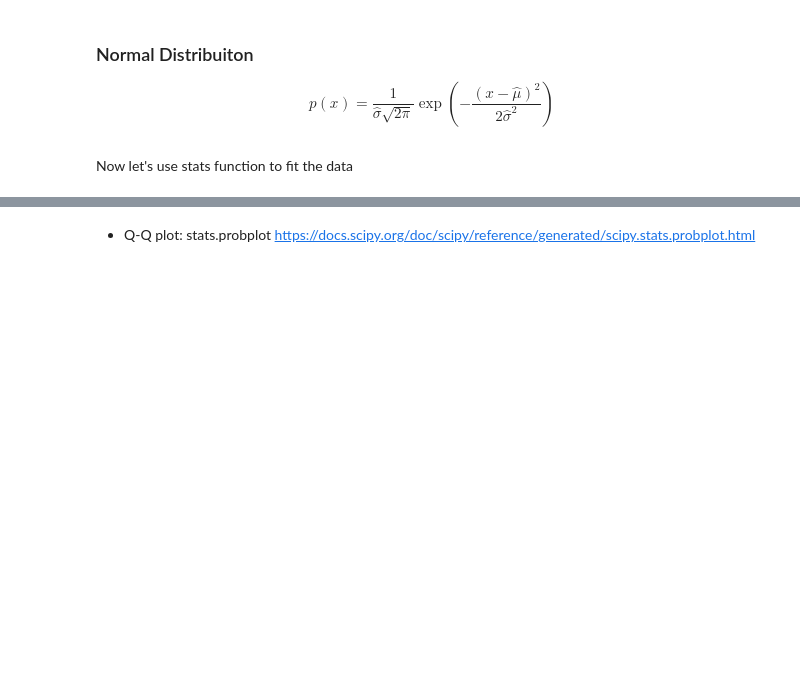
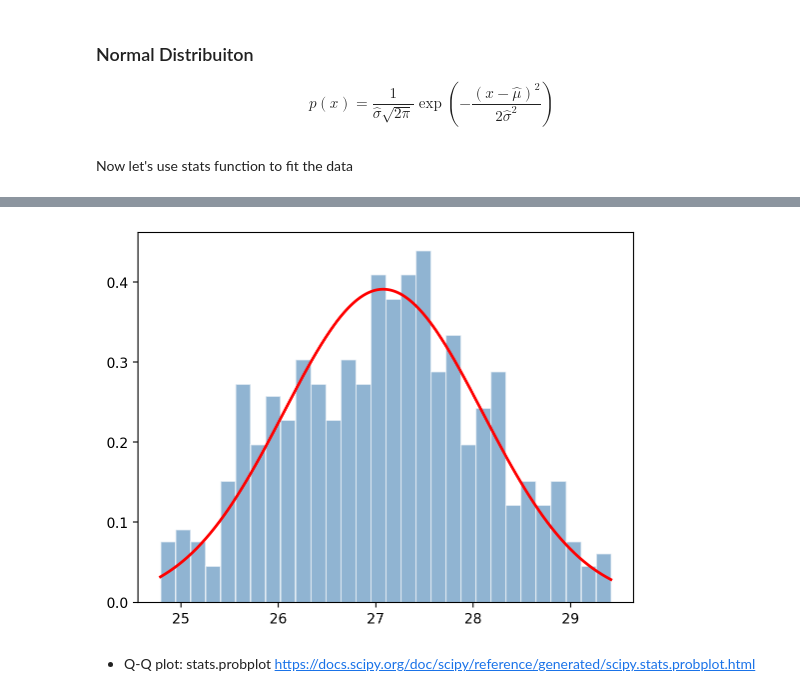
Before and after one commit to cl3225/CLMTG-5060, a Jupyter notebook: Lecture 02_examples.ipynb, the cells around one changed output, grey strips where cells are left out. Saved outputs shown, nothing was run; the diff lists cells and outputs as text; code cells hidden in the pictures; blank space fills up the shorter version.

```diff
--- a/Lecture 02_examples.ipynb
+++ b/Lecture 02_examples.ipynb
@@ -266,3 +272,9 @@ Let's calculate n34 anomaly, and give me the all 5 moments and quantile of 5th a
 $$p(x) = \frac{1}{\hat{\sigma}\sqrt{2\pi}} \exp\left(-\frac{(x-\hat{\mu})^2}{2\hat{\sigma}^2}\right)$$
 # %% [markdown]
 Now let's use stats function to fit the data
+# %%
+# Fit normal distribution (returns MLE estimates of mu and sigma)
+mu, sigma = stats.norm.fit(n34_x)
+print(f"n = {len(n34_x)}")
+print(f"mu (mean) = {mu:.4f}")
+print(f"sigma (std) = {sigma:.4f}")
@@ -268,0 +285,5 @@ Now let's use stats function to fit the data
+# %%
+# let's use this information to fit the data
+xs = np.linspace(n34_x.values.min(), n34_x.values.max(), 200)
+fit_x =stats.norm.pdf(xs, mu, sigma)
+fit_x
@@ -269,3 +308,10 @@ Now let's use stats function to fit the data
+# %%
+plt.hist(n34_x.values, bins=30, density=True, alpha=0.6, color='steelblue', edgecolor='white')
+plt.plot(xs, fit_x, 'r-', lw=2,
+        label=f'Normal fit\n$\\mu$={mu:.2f}, $\\sigma$={sigma:.2f}')
+plt.show()
+# %% [output]
+[figure, added]
 # %% [markdown]
 - Q-Q plot:
 stats.probplot https://docs.scipy.org/doc/scipy/reference/generated/scipy.stats.probplot.html
```
Also changed, not shown: parts of 6 cells of this notebook.
